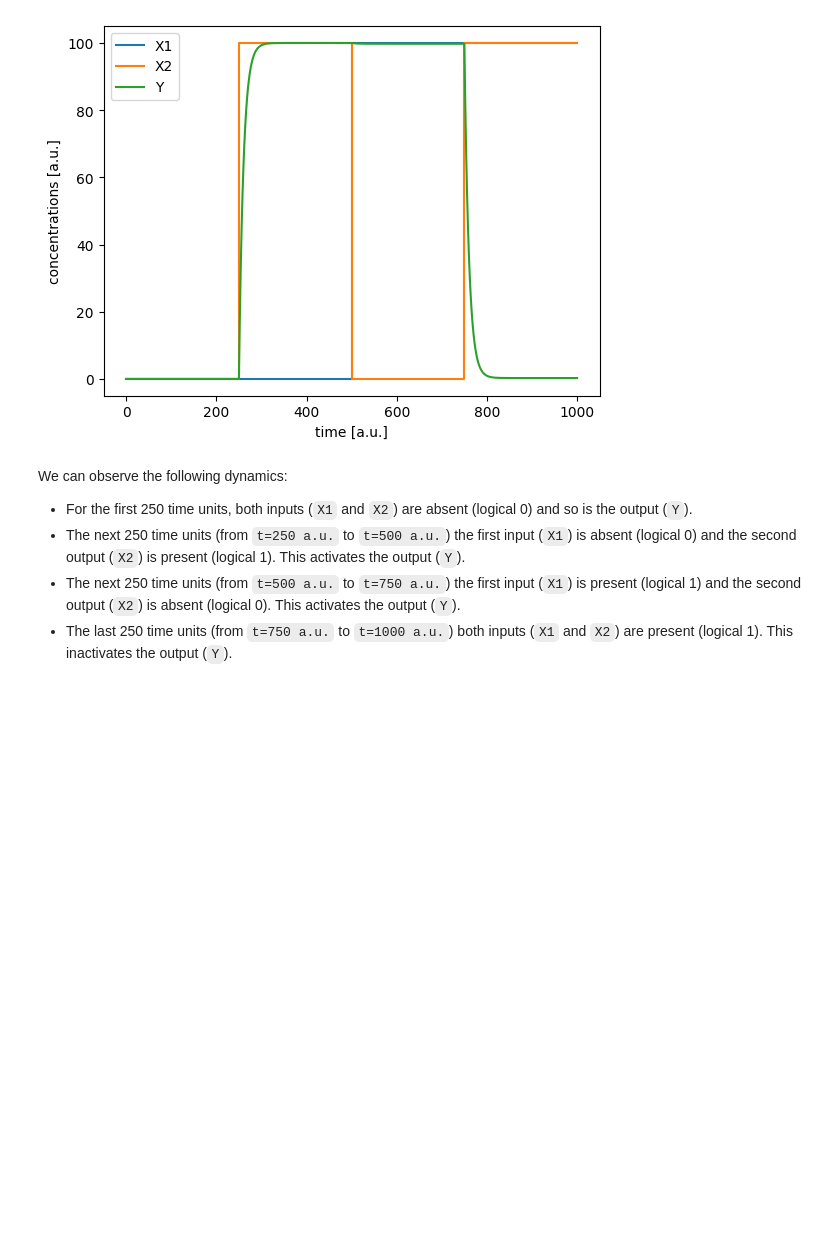
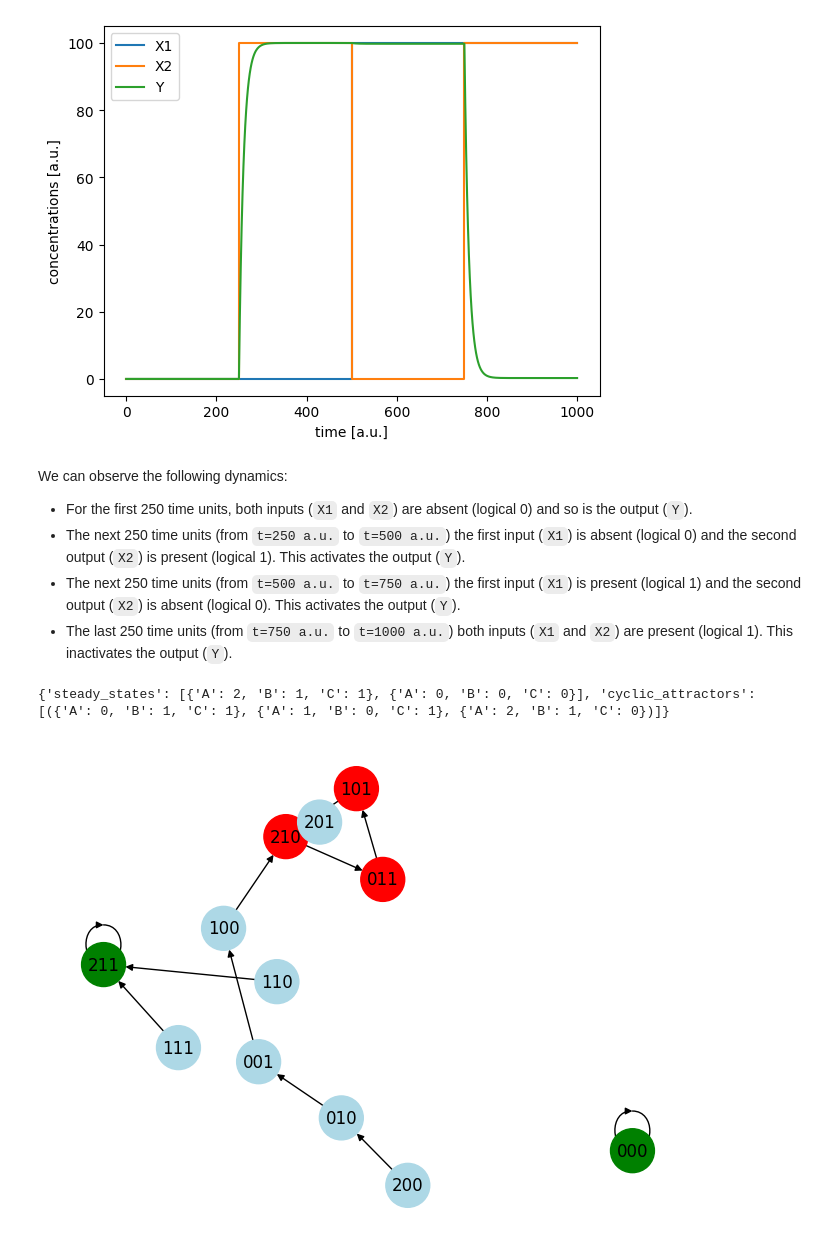
Before and after one commit to janvasiljevic/GReNMlin-PyBoolNet, a Jupyter notebook: examples.ipynb, the cells around one changed output. Drawn from its saved outputs; the diff is of its cells as text; code cells hidden in the pictures; blank space fills up the shorter version.

```diff
--- a/examples.ipynb
+++ b/examples.ipynb
@@ -101,3 +91,21 @@ We can observe the following dynamics:
 - The next 250 time units (from `t=250 a.u.` to `t=500 a.u.`) the first input (`X1`) is absent (logical 0) and the second output (`X2`) is present (logical 1). This activates the output (`Y`).
 - The next 250 time units (from `t=500 a.u.` to `t=750 a.u.`) the first input (`X1`) is present (logical 1) and the second output (`X2`) is absent (logical 0). This activates the output (`Y`).
 - The last 250 time units (from `t=750 a.u.` to `t=1000 a.u.`) both inputs (`X1` and `X2`) are present (logical 1). This inactivates the output (`Y`).
+# %%
+from src import simulator
+from src.grn import GRN
+from src.qual_sbml import QualModel
+
+
+def main():
+    qual_model = QualModel("qualSBML/regulator.xml")
+    attr = qual_model.find_attractors()
+    print(attr)
+    qual_model.plot_network()
+
+
+if __name__ == "__main__":
+    main()
+# %% [output]
+{'steady_states': [{'A': 2, 'B': 1, 'C': 1}, {'A': 0, 'B': 0, 'C': 0}], 'cyclic_attractors': [({'A': 0, 'B': 1, 'C': 1}, {'A': 1, 'B': 0, 'C': 1}, {'A': 2, 'B': 1, 'C': 0})]}
+[figure, added]
```
Also changed, not shown: parts of 14 cells of this notebook, 3 other files.
